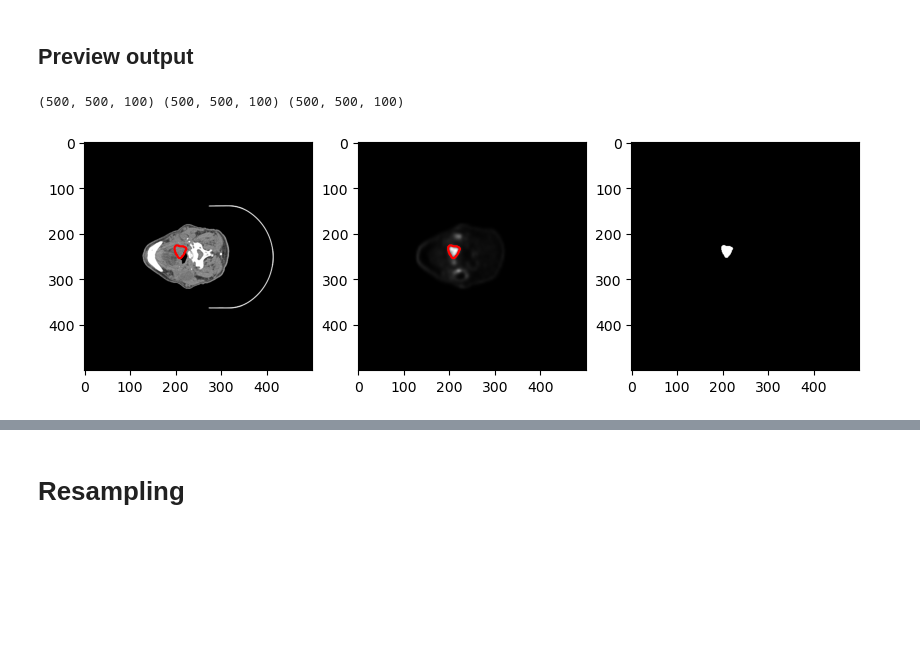
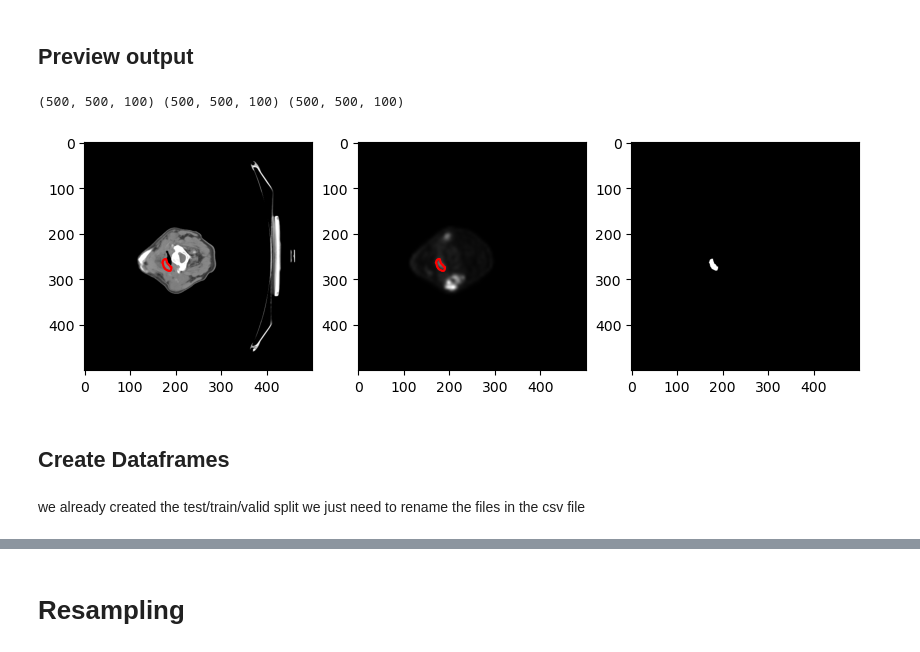
Before and after one commit to ahmedqasem/nii_data, a Jupyter notebook: notebooks/extract_positives.ipynb, the cells around one changed output, grey strips where cells are left out. Saved outputs shown, nothing was run; the diff lists cells and outputs as text; code cells hidden in the pictures; blank space fills up the shorter version.

```diff
--- a/notebooks/extract_positives.ipynb
+++ b/notebooks/extract_positives.ipynb
@@ -231,22 +232,26 @@ saving from  694 to  794
 # %%
 import tifffile as tif
 import matplotlib.pyplot as plt
 
 # Open the TIFF file
-ct = tif.imread('../dataset/tiff/images/CHUP-058__CT.tiff')
-pet = tif.imread('../dataset/tiff/images/CHUP-058__PT.tiff')
-mask = tif.imread('../dataset/tiff/labels/CHUP-058.tiff')
+ct = tif.imread('../../datasets/ADDA/tiff/images/MDA-175__CT.tiff')
+pet = tif.imread('../../datasets/ADDA/tiff/images/MDA-175__PT.tiff')
+mask = tif.imread('../../datasets/ADDA/tiff/labels/MDA-175.tiff')
 
 print(ct.shape, pet.shape, mask.shape)
-slice = 50
+slice = 70
 # Display the image
 fig, ax = plt.subplots(ncols=3, figsize=(10,10))
 ax[0].imshow(ct[:,:,slice], cmap='gray')
 ax[0].contour(mask[:,:,slice], colors='red')
 ax[1].imshow(pet[:,:,slice], cmap='gray')
 ax[1].contour(mask[:,:,slice], colors='red')
 ax[2].imshow(mask[:,:,slice], cmap='gray')
 plt.show()
 # %% [output]
 (500, 500, 100) (500, 500, 100) (500, 500, 100)
-[figure, old version]
+[figure, new version]
+# %% [markdown]
+## Create Dataframes
+# %% [markdown]
+we already created the test/train/valid split we just need to rename the files in the csv file
```
Also changed, not shown: parts of 12 cells of this notebook, 3 other files.
